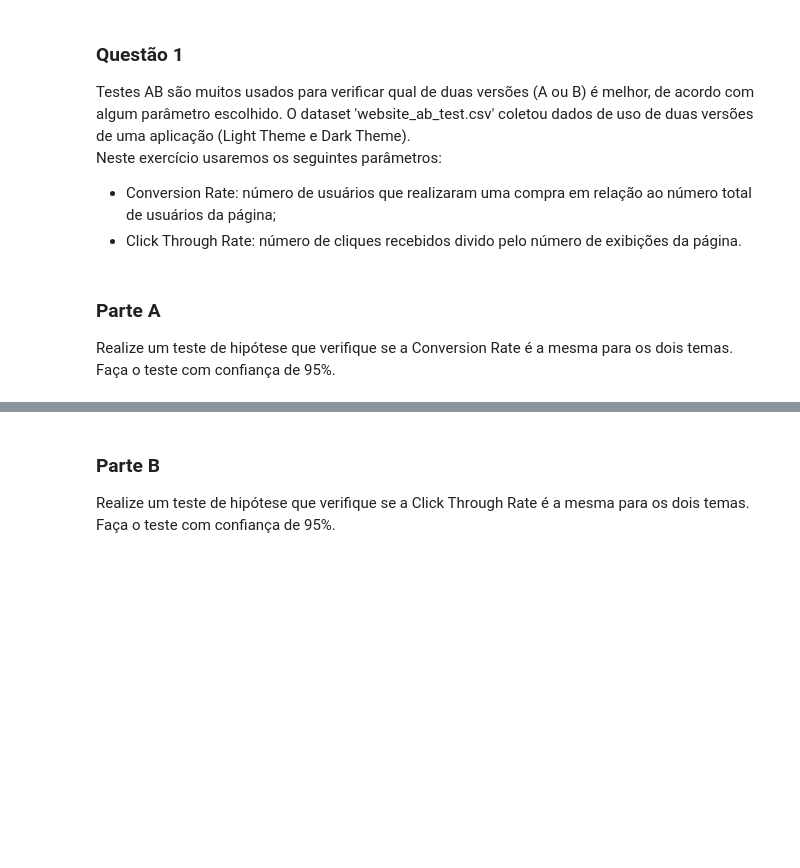
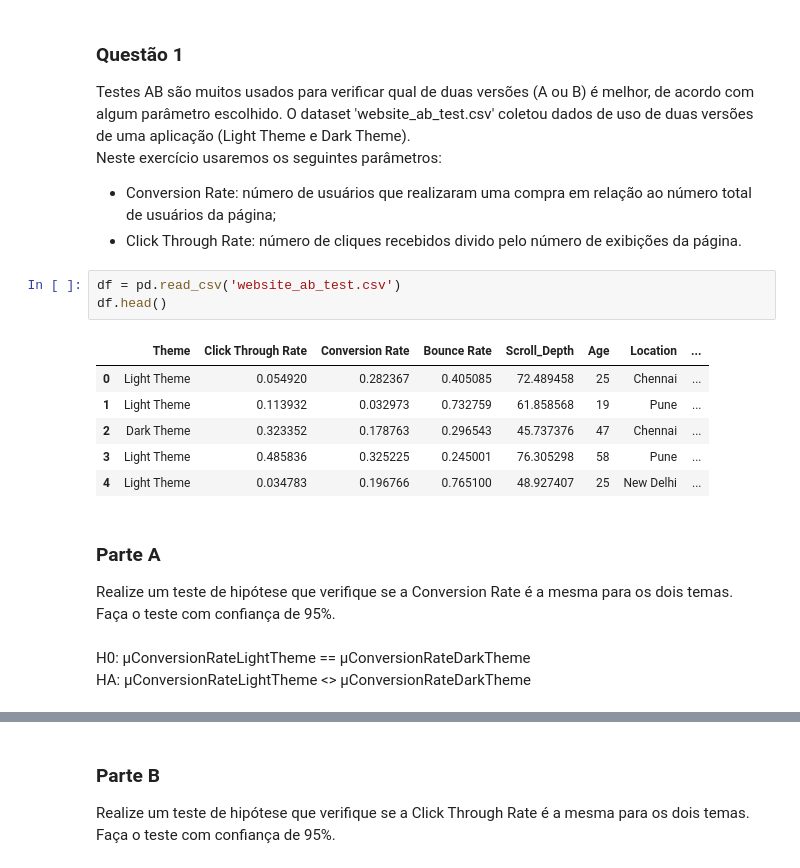
Before and after one commit to UlissesJunior/XMAC02-MetodosMatematicosAnaliseDados, a Jupyter notebook: Provas/P2 2024/XMAC02_P2.ipynb, the cells around one changed output, grey strips where cells are left out. Saved outputs shown, nothing was run; the diff lists cells and outputs as text; blank space fills up the shorter version.

Commit message:
feat: add p2test-notes

```diff
--- a/Provas/P2 2024/XMAC02_P2.ipynb
+++ b/Provas/P2 2024/XMAC02_P2.ipynb
@@ -8,6 +14,19 @@ Testes AB são muitos usados para verificar qual de duas versões (A ou B) é me
 Neste exercício usaremos os seguintes parâmetros:
 - Conversion Rate: número de usuários que realizaram uma compra em relação ao número total de usuários da página;
 - Click Through Rate: número de cliques recebidos divido pelo número de exibições da página.
+# %%
+df = pd.read_csv('website_ab_test.csv')
+df.head()
+# %% [output]
+|  | Theme | Click Through Rate | Conversion Rate | Bounce Rate | Scroll_Depth | Age | Location | ... |
+| 0 | Light Theme | 0.054920 | 0.282367 | 0.405085 | 72.489458 | 25 | Chennai | ... |
+| 1 | Light Theme | 0.113932 | 0.032973 | 0.732759 | 61.858568 | 19 | Pune | ... |
+| 2 | Dark Theme | 0.323352 | 0.178763 | 0.296543 | 45.737376 | 47 | Chennai | ... |
+| 3 | Light Theme | 0.485836 | 0.325225 | 0.245001 | 76.305298 | 58 | Pune | ... |
+| 4 | Light Theme | 0.034783 | 0.196766 | 0.765100 | 48.927407 | 25 | New Delhi | ... |
 # %% [markdown]
 ### Parte A
 Realize um teste de hipótese que verifique se a Conversion Rate é a mesma para os dois temas. Faça o teste com confiança de 95%.
+# %% [markdown]
+H0: μConversionRateLightTheme == μConversionRateDarkTheme \
+HA: μConversionRateLightTheme <> μConversionRateDarkTheme
```
Also changed, not shown: parts of 18 cells of this notebook.
